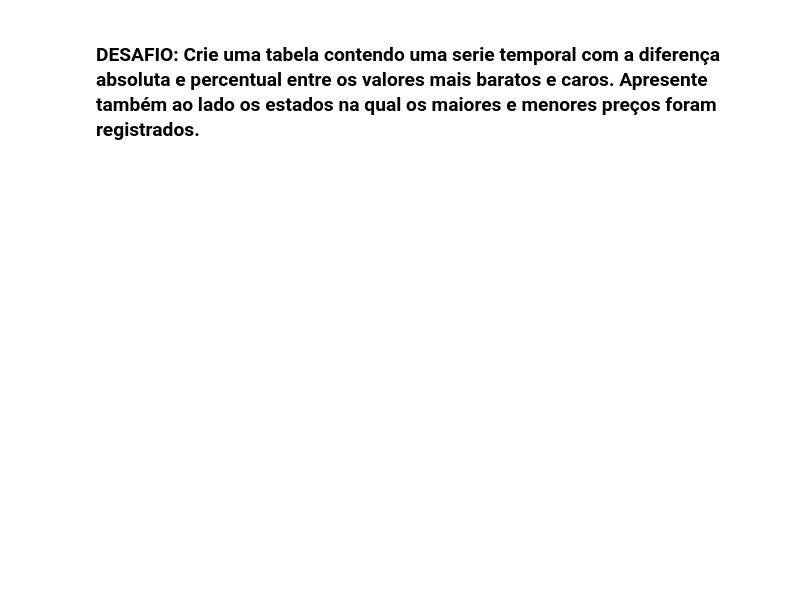
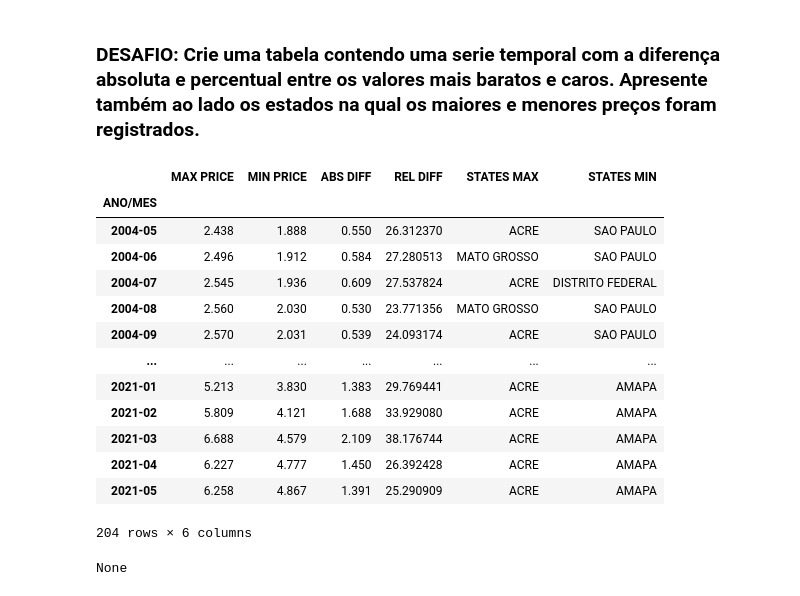
Before and after one commit to BLuiz/a-iiot_dash-course, a Jupyter notebook: Asimov/02_Analisando Dados com Pandas & SQL/Exe/03_SQL e Pandas/exercicios-pandas.ipynb, the cells around one changed output. Cells and saved outputs as stored; diff of their text form; code cells hidden in the pictures; blank space fills up the shorter version.

```diff
--- a/Asimov/02_Analisando Dados com Pandas & SQL/Exe/03_SQL e Pandas/exercicios-pandas.ipynb
+++ b/Asimov/02_Analisando Dados com Pandas & SQL/Exe/03_SQL e Pandas/exercicios-pandas.ipynb
@@ -46,2 +207,20 @@ display(aux)
 # %% [markdown]
 ### 12. Você conseguiria obter uma tabela contendo a variação percentual ano a ano para o estado do Rio de Janeiro?
+# %%
+""" ## Filtrando um DataFrame apenas com dados que serão úteis """
+reg_gas_df['MES'] = reg_gas_df['DATA FINAL'].apply(lambda x: x.month)
+df_rio = reg_gas_df[reg_gas_df['ESTADO'] == 'RIO DE JANEIRO']
+
+""" ## Pegar apenas a última entrada de cada mês """
+df_month_rio = df_rio.groupby('ANO/MES')[['PREÇO MÉDIO REVENDA', 'MES']].last()
+
+""" ## Pegar apenas o último mês do ano """
+df_dec_rio = df_month_rio[df_month_rio['MES'] == 12]
+
+""" ## Aplicar shift para poder obter um percentual de mudança do ano atual para o valor anterior (ano passado) """
+aux['RAZÃO DO PREÇO A CADA ANO'] = (df_dec_rio['PREÇO MÉDIO REVENDA'] / df_dec_rio['PREÇO MÉDIO REVENDA'].shift(1) - 1) * 100
+
+""" ## Aplicar rolling e sum para obter somatório dos percentuais dos últimos 3 anos """
+aux['PERCENTUAL ULTIMOS 3 ANOS'] = aux['RAZÃO DO PREÇO A CADA ANO'].rolling(3).sum()
+
+display(aux)
@@ -48,2 +252,51 @@ display(aux)
 # %% [markdown]
 ### DESAFIO: Crie uma tabela contendo uma serie temporal com a diferença absoluta e percentual entre os valores mais baratos e caros. Apresente também ao lado os estados na qual os maiores e menores preços foram registrados.
+# %%
+""" ## Obter DataFrames com valores úteis """
+mean_df = reg_gas_df.groupby('ANO/MES')['PREÇO MÉDIO REVENDA'].mean()
+min_df = reg_gas_df.groupby('ANO/MES').min() ['PREÇO MÉDIO REVENDA']
+max_df = reg_gas_df.groupby('ANO/MES').max() ['PREÇO MÉDIO REVENDA']
+
+
+""" ## Criação de um novo DataFrame com seus respectivos campos e valores """
+diff_df = pd.DataFrame()
+diff_df['MAX PRICE'] = max_df
+diff_df['MIN PRICE'] = min_df
+diff_df['ABS DIFF'] = max_df - min_df
+diff_df['REL DIFF'] = (diff_df['ABS DIFF'] / mean_df) * 100
+
+""" ## Captar os indexes de cada elemento para cada valor máximo/mínimo """
+idx_max_df = reg_gas_df.groupby('ANO/MES') ['PREÇO MÉDIO REVENDA'].idxmax()
+idx_min_df = reg_gas_df.groupby('ANO/MES') ['PREÇO MÉDIO REVENDA'].idxmin()
+
+""" ## Acessar Estados de ocorrência dos valores """
+diff_df['STATES MAX'] = reg_gas_df.loc[idx_max_df, :] ['ESTADO'].values
+diff_df['STATES MIN'] = reg_gas_df.loc[idx_min_df, :] ['ESTADO'].values
+
+aux = diff_df.copy()
+display(aux)
+# %% [output]
+|  | MAX PRICE | MIN PRICE | ABS DIFF | REL DIFF | STATES MAX | STATES MIN |
+| ANO/MES |  |  |  |  |  |  |
+| 2004-05 | 2.438 | 1.888 | 0.550 | 26.312370 | ACRE | SAO PAULO |
+| 2004-06 | 2.496 | 1.912 | 0.584 | 27.280513 | MATO GROSSO | SAO PAULO |
+| 2004-07 | 2.545 | 1.936 | 0.609 | 27.537824 | ACRE | DISTRITO FEDERAL |
+| 2004-08 | 2.560 | 2.030 | 0.530 | 23.771356 | MATO GROSSO | SAO PAULO |
+| 2004-09 | 2.570 | 2.031 | 0.539 | 24.093174 | ACRE | SAO PAULO |
+| ... | ... | ... | ... | ... | ... | ... |
+| 2021-01 | 5.213 | 3.830 | 1.383 | 29.769441 | ACRE | AMAPA |
+| 2021-02 | 5.809 | 4.121 | 1.688 | 33.929080 | ACRE | AMAPA |
+| 2021-03 | 6.688 | 4.579 | 2.109 | 38.176744 | ACRE | AMAPA |
+| 2021-04 | 6.227 | 4.777 | 1.450 | 26.392428 | ACRE | AMAPA |
+| 2021-05 | 6.258 | 4.867 | 1.391 | 25.290909 | ACRE | AMAPA |
+204 rows × 6 columns
+# %%
+aux = None
+
+# aux = diff_df['STATES MAX'].value_counts()
+# aux = diff_df['STATES MIN'].value_counts()
+# aux = reg_gas_df.loc[idx_max_df, :] [['ESTADO', 'PREÇO MÉDIO REVENDA', 'ANO/MES']]
+
+display(aux)
+# %% [output]
+None
```
Also changed, not shown: parts of 17 cells of this notebook, 1 other file.
